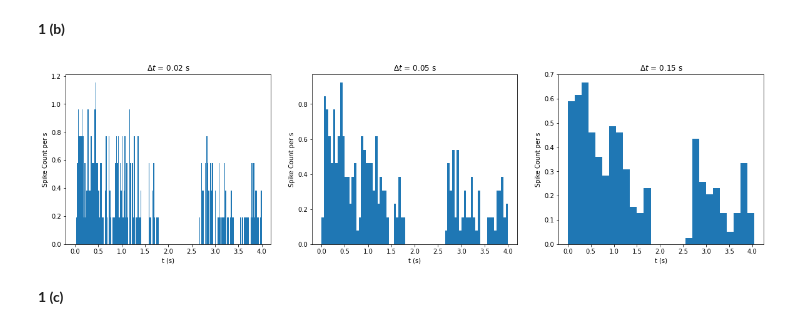
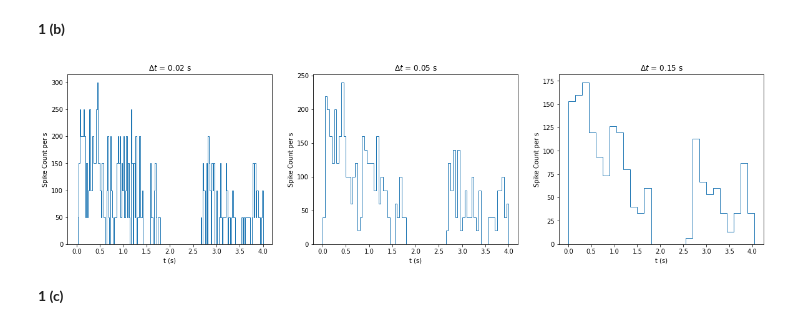
Before and after one commit to SudeshnaBora/aand_numerical, a Jupyter notebook: Numerical01.ipynb, the cells around one changed output. Cells and saved outputs as stored; diff of their text form; code cells hidden in the pictures.

```diff
--- a/Numerical01.ipynb
+++ b/Numerical01.ipynb
@@ -33,17 +33,18 @@ plt.show()
 # %%
 binSizeArray = [20*10**-3, 50*10**-3, 150*10**-3]
 
 fig, axes = plt.subplots(1, 3, figsize=(20, 5))
 
 for ax, binSize in zip(axes, binSizeArray):
     plt.sca(ax)
-    counts, binned_spikeTime = np.histogram(spike_times*10**-3,bins=np.arange(0, 4+binSize, binSize))
-    plt.hist(binned_spikeTime[:-1], binned_spikeTime,density=True,weights=counts)
+    weight = np.repeat(1/binSize,spike_times.shape[0] )
+    #counts, binned_spikeTime = np.histogram(spike_times*10**-3,bins=np.arange(0, 4+binSize, binSize))
+    plt.hist(spike_times*10**-3, bins = np.arange(0, 4+binSize, binSize),weights = weight, histtype = 'step')
     plt.xlabel('t (s)')
     plt.ylabel('Spike Count per s')
     plt.title('$\Delta t$ = {} s'.format(binSize))
 # %% [output]
-[figure, old version]
+[figure, new version]
 # %% [markdown]
 **1 (c)**
 # %%
```
